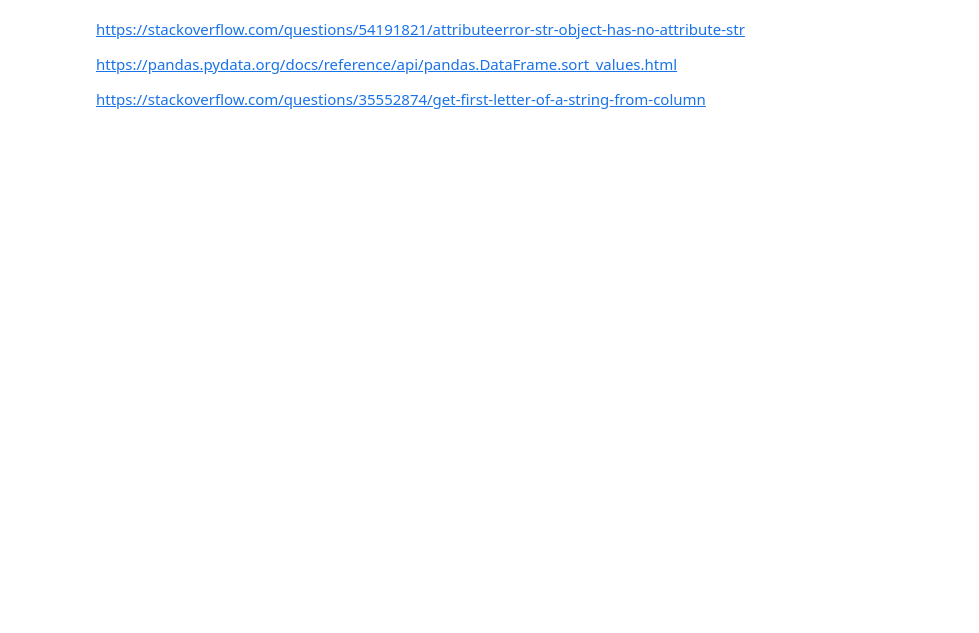
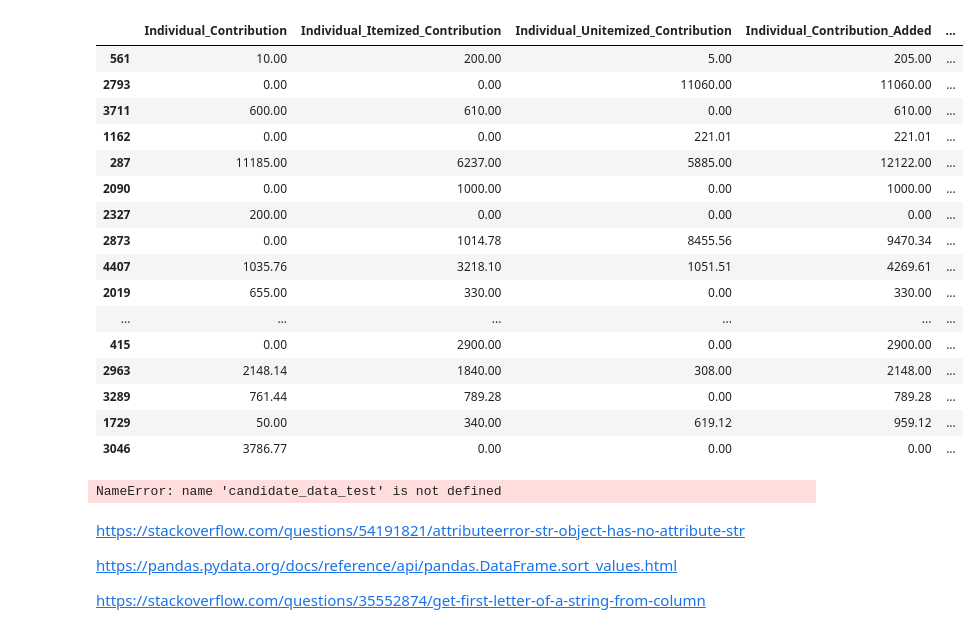
Before and after one commit to manasikarale/Data-Cleaning-Project, a Jupyter notebook: IS537 Data cleaning project candidate dataset.ipynb, the cells around one changed output. Cells and saved outputs as stored; diff of their text form; code cells hidden in the pictures; blank space fills up the shorter version.

```diff
--- a/IS537 Data cleaning project candidate dataset.ipynb
+++ b/IS537 Data cleaning project candidate dataset.ipynb
@@ -2550,0 +403,3 @@ cand['Individual_Contribution']#.unique()
+# %%
+candidate_data['Cand_Zip'] = candidate_data['Cand_Zip'].astype(str).apply(lambda x: x.replace('.0',''))
+candidate_data[['Cand_Id', 'Cand_Zip']]
@@ -2550,0 +420,5 @@ cand['Individual_Contribution']#.unique()
+# %%
+candidate_data['Inaccurate_Zipcode'] = candidate_data.apply(lambda x: x['Cand_Zip']
+                                           if len(x['Cand_Zip'])==5
+                                           else 'Inaccurate', axis=1)
+candidate_data[candidate_data['Inaccurate_Zipcode'] == 'Inaccurate'][['Cand_Id', 'Cand_Zip', 'Inaccurate_Zipcode']]
@@ -2550,0 +439,7 @@ cand['Individual_Contribution']#.unique()
+# %%
+candidate_data['Cand_Zip'] = candidate_data.apply(lambda x: x['Cand_Zip'].zfill(5) if len(x['Cand_Zip'])<5
+                               else (x['Cand_Zip']
+                                     if len(x['Cand_Zip'])==5
+                                     else x['Cand_Zip'][0:5] + "-" + x['Cand_Zip'][5:])
+                               , axis=1)
+candidate_data[candidate_data['Inaccurate_Zipcode'] == 'Inaccurate'][['Cand_Id', 'Cand_Zip', 'Inaccurate_Zipcode']]
@@ -2550,0 +492,35 @@ cand['Individual_Contribution']#.unique()
+# %%
+pd.set_option('display.float_format', lambda x: '%.2f' % x)
+# %%
+cols = ['Individual_Itemized_Contribution', 'Individual_Unitemized_Contribution']
+candidate_data['Individual_Contribution_Added'] = candidate_data[cols].sum(axis=1)
+# candidate_data_test = candidate_data[candidate_data['Individual_Contribution']!=candidate_data['Individual_Contribution_Added']][['Individual_Contribution',
+#                 'Individual_Itemized_Contribution',
+#                 'Individual_Unitemized_Contribution',
+#                 'Individual_Contribution_Added']]
+candidate_data['Incorrect_Summation'] = candidate_data.apply(lambda x: True
+                                                                 if round(x['Individual_Contribution'],2) != round(x['Individual_Contribution_Added'],2)
+                                                                 else False, axis=1)
+candidate_data[candidate_data['Incorrect_Summation']==True][['Individual_Contribution',
+                                                                       'Individual_Itemized_Contribution',
+                                                                       'Individual_Unitemized_Contribution',
+                                                                       'Individual_Contribution_Added',
+                                                                       'Incorrect_Summation']]
+# %% [output]
+|  | Individual_Contribution | Individual_Itemized_Contribution | Individual_Unitemized_Contribution | Individual_Contribution_Added | ... |
+| 561 | 10.00 | 200.00 | 5.00 | 205.00 | ... |
+| 2793 | 0.00 | 0.00 | 11060.00 | 11060.00 | ... |
+| 3711 | 600.00 | 610.00 | 0.00 | 610.00 | ... |
+| 1162 | 0.00 | 0.00 | 221.01 | 221.01 | ... |
+| 287 | 11185.00 | 6237.00 | 5885.00 | 12122.00 | ... |
+| 2090 | 0.00 | 1000.00 | 0.00 | 1000.00 | ... |
+| 2327 | 200.00 | 0.00 | 0.00 | 0.00 | ... |
+| 2873 | 0.00 | 1014.78 | 8455.56 | 9470.34 | ... |
+| 4407 | 1035.76 | 3218.10 | 1051.51 | 4269.61 | ... |
+| 2019 | 655.00 | 330.00 | 0.00 | 330.00 | ... |
+| ... | ... | ... | ... | ... | ... |
+| 415 | 0.00 | 2900.00 | 0.00 | 2900.00 | ... |
+| 2963 | 2148.14 | 1840.00 | 308.00 | 2148.00 | ... |
+| 3289 | 761.44 | 789.28 | 0.00 | 789.28 | ... |
+| 1729 | 50.00 | 340.00 | 619.12 | 959.12 | ... |
+| 3046 | 3786.77 | 0.00 | 0.00 | 0.00 | ... |
@@ -2550,0 +533,7 @@ cand['Individual_Contribution']#.unique()
+# %%
+candidate_data_test[candidate_data_test['Incorrect_Summation']==True][['Individual_Contribution',
+                                                                       'Individual_Itemized_Contribution',
+                                                                       'Individual_Unitemized_Contribution',
+                                                                       'Incorrect_Summation']]
+# %% [output]
+NameError: name 'candidate_data_test' is not defined
```
Also changed, not shown: parts of 85 cells of this notebook.
